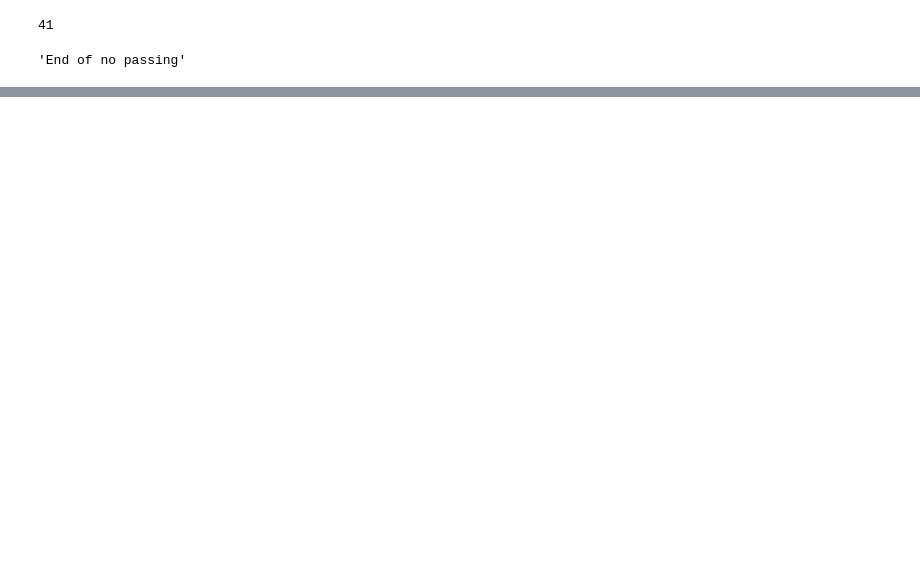
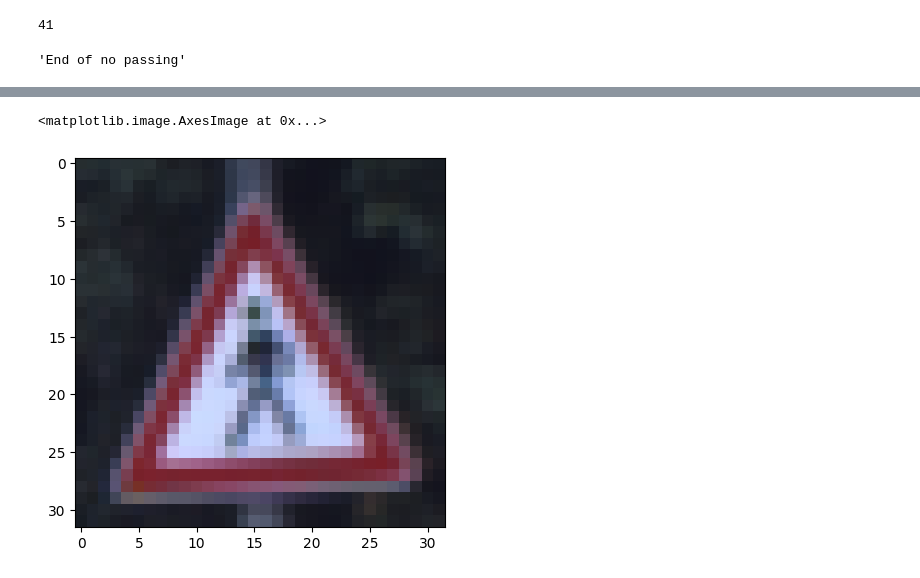
Before and after one commit to dangtrantrung/Road-Signals-Classification-Model-with-TensorFlow, a Jupyter notebook: Road_Signals_Classification_Model.ipynb, the cells around one changed output, grey strips where cells are left out. Drawn from its saved outputs; the diff is of its cells as text; code cells hidden in the pictures; blank space fills up the shorter version.

```diff
--- a/Road_Signals_Classification_Model.ipynb
+++ b/Road_Signals_Classification_Model.ipynb
@@ -212,0 +231,5 @@ classNames[trainY[50]]
+# %%
+plt.imshow(trainX[0])
+# %% [output]
+<matplotlib.image.AxesImage at 0x...>
+[figure, added]
```
Also changed, not shown: parts of 4 cells of this notebook.
